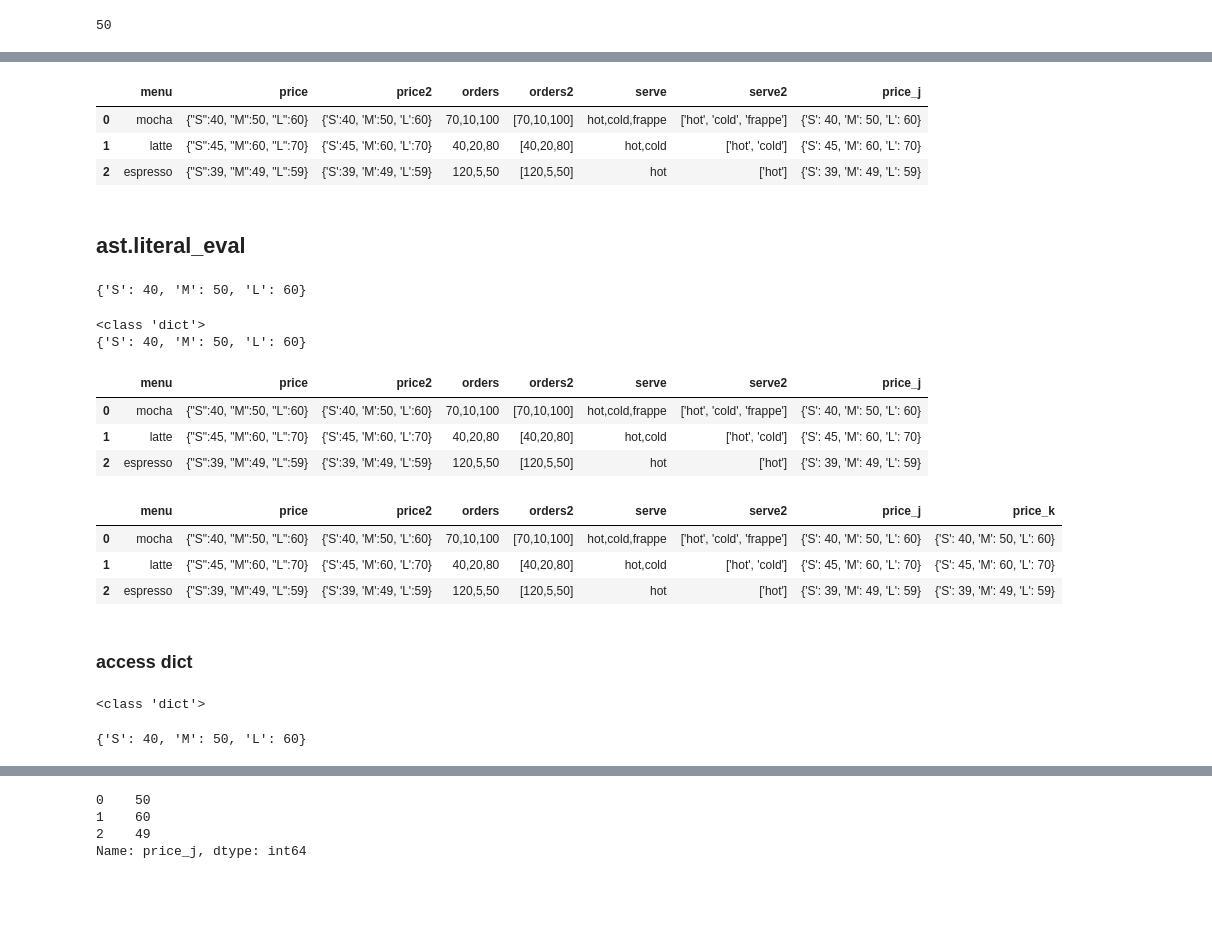
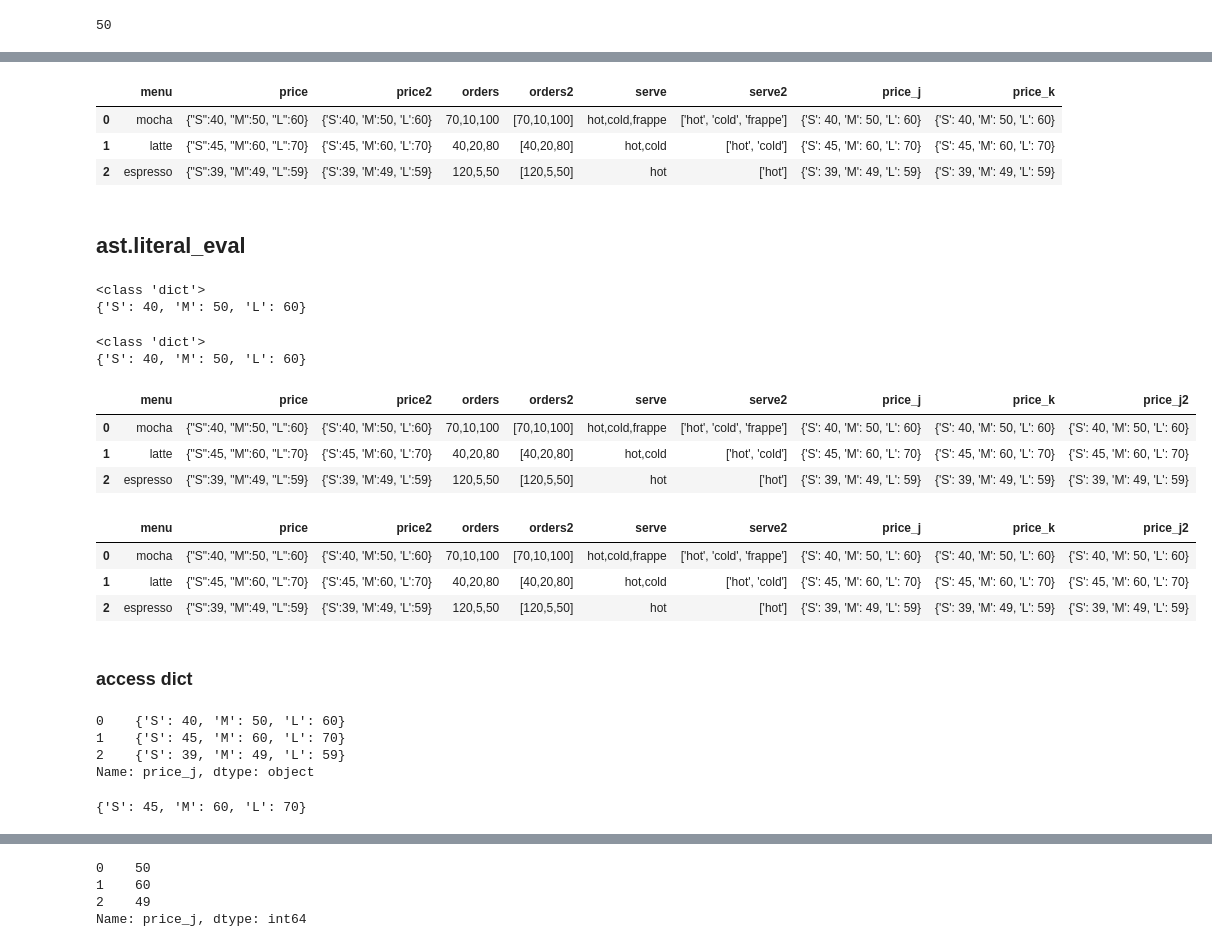
Before and after one commit to prasertcbs/pandas, a Jupyter notebook: pandas_dict_list_columns.ipynb, the cells around one changed output, grey strips where cells are left out. Drawn from its saved outputs; the diff is of its cells as text; code cells hidden in the pictures; blank space fills up the shorter version.

```diff
--- a/pandas_dict_list_columns.ipynb
+++ b/pandas_dict_list_columns.ipynb
@@ -67,18 +80,21 @@ df
 # %%
-df['price_j']=df['price'].apply(lambda s: json.loads(s))
+df['price_k']=df['price'].apply(lambda s: json.loads(s))
 df
 # %% [output]
-|  | menu | price | price2 | orders | orders2 | serve | serve2 | price_j |
-| 0 | mocha | {"S":40, "M":50, "L":60} | {'S':40, 'M':50, 'L':60} | 70,10,100 | [70,10,100] | hot,cold,frappe | ['hot', 'cold', 'frappe'] | {'S': 40, 'M': 50, 'L': 60} |
-| 1 | latte | {"S":45, "M":60, "L":70} | {'S':45, 'M':60, 'L':70} | 40,20,80 | [40,20,80] | hot,cold | ['hot', 'cold'] | {'S': 45, 'M': 60, 'L': 70} |
-| 2 | espresso | {"S":39, "M":49, "L":59} | {'S':39, 'M':49, 'L':59} | 120,5,50 | [120,5,50] | hot | ['hot'] | {'S': 39, 'M': 49, 'L': 59} |
+|  | menu | price | price2 | orders | orders2 | serve | serve2 | price_j | price_k |
+| 0 | mocha | {"S":40, "M":50, "L":60} | {'S':40, 'M':50, 'L':60} | 70,10,100 | [70,10,100] | hot,cold,frappe | ['hot', 'cold', 'frappe'] | {'S': 40, 'M': 50, 'L': 60} | {'S': 40, 'M': 50, 'L': 60} |
+| 1 | latte | {"S":45, "M":60, "L":70} | {'S':45, 'M':60, 'L':70} | 40,20,80 | [40,20,80] | hot,cold | ['hot', 'cold'] | {'S': 45, 'M': 60, 'L': 70} | {'S': 45, 'M': 60, 'L': 70} |
+| 2 | espresso | {"S":39, "M":49, "L":59} | {'S':39, 'M':49, 'L':59} | 120,5,50 | [120,5,50] | hot | ['hot'] | {'S': 39, 'M': 49, 'L': 59} | {'S': 39, 'M': 49, 'L': 59} |
 # %%
 # json.loads("{'S':40, 'M':50, 'L':60}")
 # %% [markdown]
 ## ast.literal_eval
 # %%
-ast.literal_eval('{"S":40, "M":50, "L":60}')
+x=ast.literal_eval('{"S":40, "M":50, "L":60}')
+print(type(x))
+print(x)
 # %% [output]
+<class 'dict'>
 {'S': 40, 'M': 50, 'L': 60}
 # %%
 k=ast.literal_eval("{'S':40, 'M':50, 'L':60}")
@@ -88,28 +104,31 @@ print(k)
 <class 'dict'>
 {'S': 40, 'M': 50, 'L': 60}
 # %%
-df['price_j']=df['price2'].map(ast.literal_eval)
+df['price_j2']=df['price2'].map(ast.literal_eval)
 df
 # %% [output]
-|  | menu | price | price2 | orders | orders2 | serve | serve2 | price_j |
-| 0 | mocha | {"S":40, "M":50, "L":60} | {'S':40, 'M':50, 'L':60} | 70,10,100 | [70,10,100] | hot,cold,frappe | ['hot', 'cold', 'frappe'] | {'S': 40, 'M': 50, 'L': 60} |
-| 1 | latte | {"S":45, "M":60, "L":70} | {'S':45, 'M':60, 'L':70} | 40,20,80 | [40,20,80] | hot,cold | ['hot', 'cold'] | {'S': 45, 'M': 60, 'L': 70} |
-| 2 | espresso | {"S":39, "M":49, "L":59} | {'S':39, 'M':49, 'L':59} | 120,5,50 | [120,5,50] | hot | ['hot'] | {'S': 39, 'M': 49, 'L': 59} |
+|  | menu | price | price2 | orders | orders2 | serve | serve2 | price_j | price_k | price_j2 |
+| 0 | mocha | {"S":40, "M":50, "L":60} | {'S':40, 'M':50, 'L':60} | 70,10,100 | [70,10,100] | hot,cold,frappe | ['hot', 'cold', 'frappe'] | {'S': 40, 'M': 50, 'L': 60} | {'S': 40, 'M': 50, 'L': 60} | {'S': 40, 'M': 50, 'L': 60} |
+| 1 | latte | {"S":45, "M":60, "L":70} | {'S':45, 'M':60, 'L':70} | 40,20,80 | [40,20,80] | hot,cold | ['hot', 'cold'] | {'S': 45, 'M': 60, 'L': 70} | {'S': 45, 'M': 60, 'L': 70} | {'S': 45, 'M': 60, 'L': 70} |
+| 2 | espresso | {"S":39, "M":49, "L":59} | {'S':39, 'M':49, 'L':59} | 120,5,50 | [120,5,50] | hot | ['hot'] | {'S': 39, 'M': 49, 'L': 59} | {'S': 39, 'M': 49, 'L': 59} | {'S': 39, 'M': 49, 'L': 59} |
 # %%
 df['price_k']=df['price'].apply(lambda s: ast.literal_eval(s))
 df
 # %% [output]
-|  | menu | price | price2 | orders | orders2 | serve | serve2 | price_j | price_k |
-| 0 | mocha | {"S":40, "M":50, "L":60} | {'S':40, 'M':50, 'L':60} | 70,10,100 | [70,10,100] | hot,cold,frappe | ['hot', 'cold', 'frappe'] | {'S': 40, 'M': 50, 'L': 60} | {'S': 40, 'M': 50, 'L': 60} |
-| 1 | latte | {"S":45, "M":60, "L":70} | {'S':45, 'M':60, 'L':70} | 40,20,80 | [40,20,80] | hot,cold | ['hot', 'cold'] | {'S': 45, 'M': 60, 'L': 70} | {'S': 45, 'M': 60, 'L': 70} |
-| 2 | espresso | {"S":39, "M":49, "L":59} | {'S':39, 'M':49, 'L':59} | 120,5,50 | [120,5,50] | hot | ['hot'] | {'S': 39, 'M': 49, 'L': 59} | {'S': 39, 'M': 49, 'L': 59} |
+|  | menu | price | price2 | orders | orders2 | serve | serve2 | price_j | price_k | price_j2 |
+| 0 | mocha | {"S":40, "M":50, "L":60} | {'S':40, 'M':50, 'L':60} | 70,10,100 | [70,10,100] | hot,cold,frappe | ['hot', 'cold', 'frappe'] | {'S': 40, 'M': 50, 'L': 60} | {'S': 40, 'M': 50, 'L': 60} | {'S': 40, 'M': 50, 'L': 60} |
+| 1 | latte | {"S":45, "M":60, "L":70} | {'S':45, 'M':60, 'L':70} | 40,20,80 | [40,20,80] | hot,cold | ['hot', 'cold'] | {'S': 45, 'M': 60, 'L': 70} | {'S': 45, 'M': 60, 'L': 70} | {'S': 45, 'M': 60, 'L': 70} |
+| 2 | espresso | {"S":39, "M":49, "L":59} | {'S':39, 'M':49, 'L':59} | 120,5,50 | [120,5,50] | hot | ['hot'] | {'S': 39, 'M': 49, 'L': 59} | {'S': 39, 'M': 49, 'L': 59} | {'S': 39, 'M': 49, 'L': 59} |
 # %% [markdown]
 ### access dict
-# %%
-print(type(df['price_j'][0]))
-# %% [output]
-<class 'dict'>
 # %%
-df['price_j'][0]
+df['price_j']
 # %% [output]
-{'S': 40, 'M': 50, 'L': 60}
+0    {'S': 40, 'M': 50, 'L': 60}
+1    {'S': 45, 'M': 60, 'L': 70}
+2    {'S': 39, 'M': 49, 'L': 59}
+Name: price_j, dtype: object
+# %%
+df['price_j'][1]
+# %% [output]
+{'S': 45, 'M': 60, 'L': 70}
```
Also changed, not shown: parts of 15 cells of this notebook.
